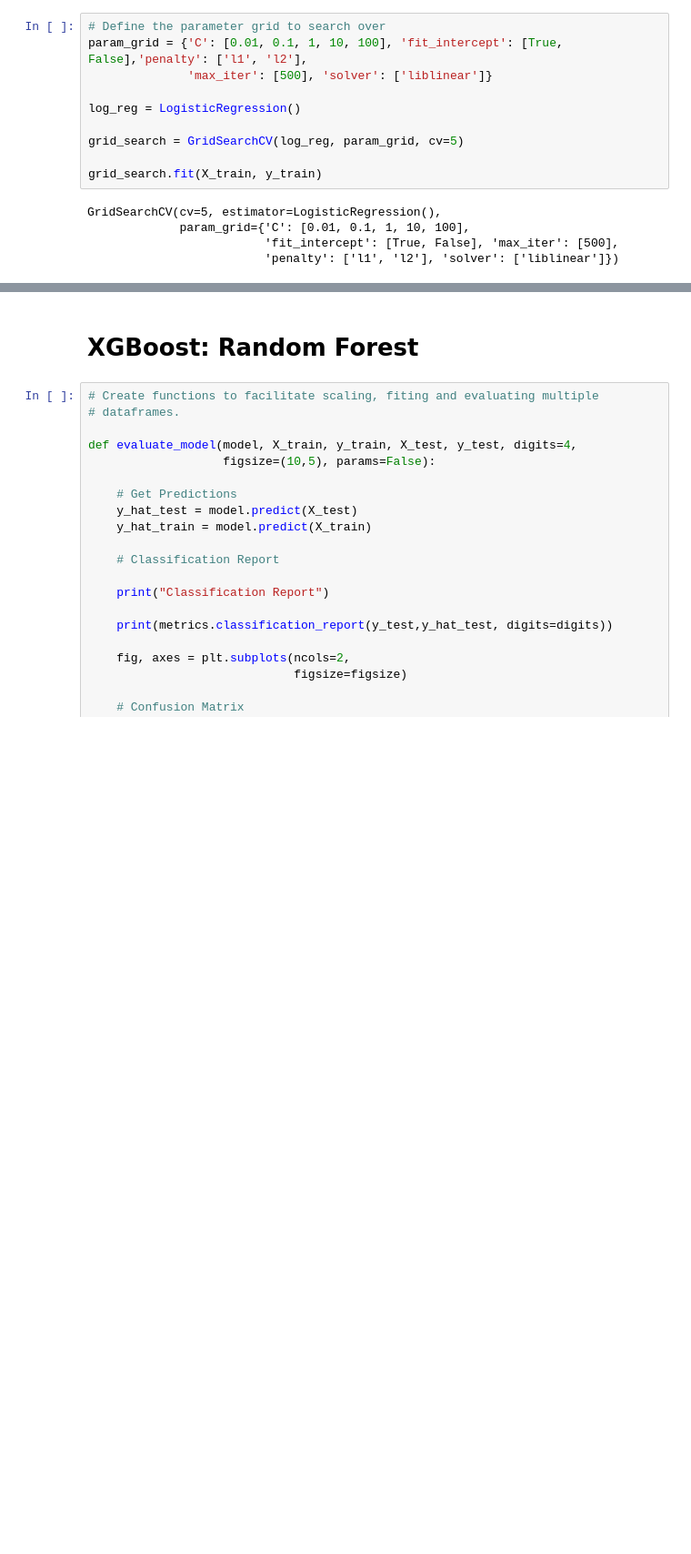
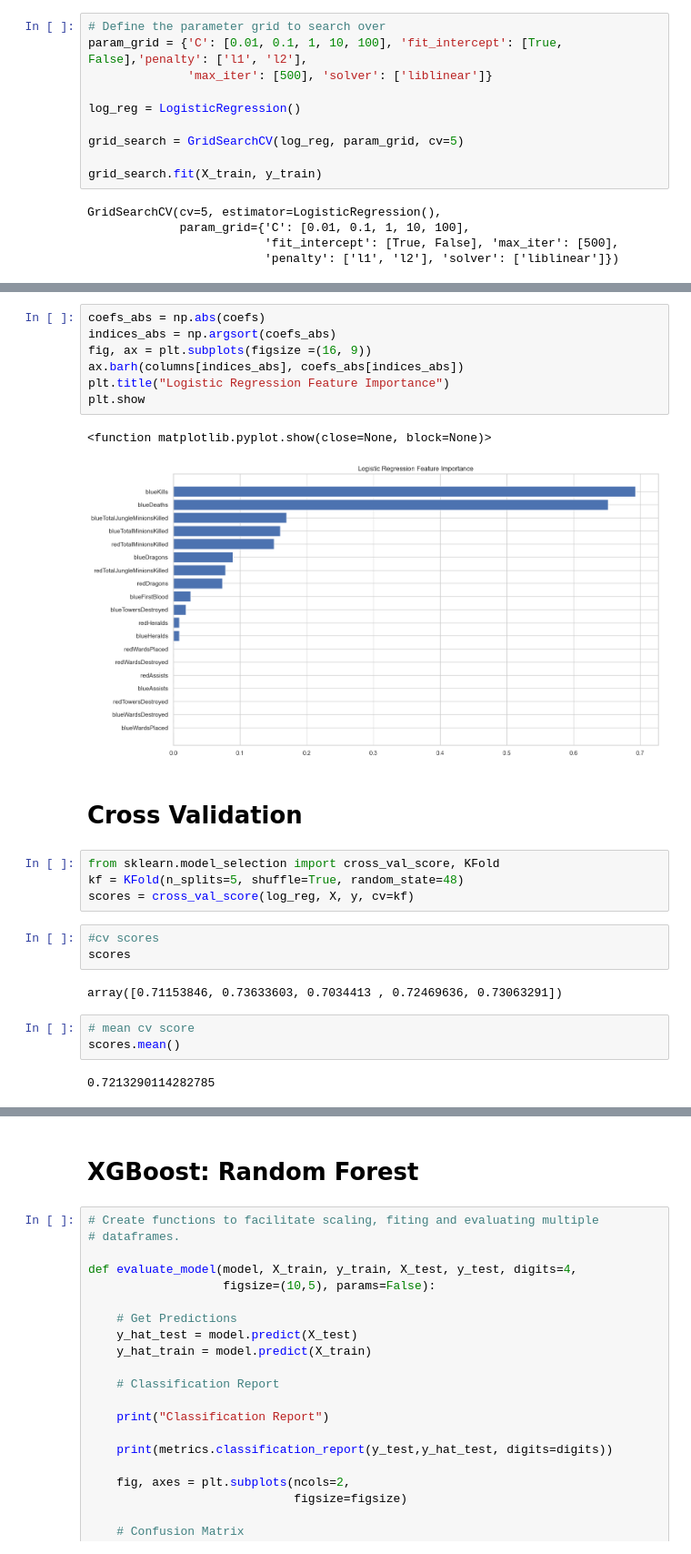
Before and after one commit to liangyitt/ds4400, a Jupyter notebook: DS4400 Final Project (1).ipynb, the cells around one changed output, grey strips where cells are left out. Shown at 91% size. Drawn from its saved outputs; the diff is of its cells as text; blank space fills up the shorter version.

```diff
--- a/DS4400 Final Project (1).ipynb
+++ b/DS4400 Final Project (1).ipynb
@@ -396,0 +416,26 @@ weighted avg       0.72      0.72      0.72      3261
+# %%
+coefs_abs = np.abs(coefs)
+indices_abs = np.argsort(coefs_abs)
+fig, ax = plt.subplots(figsize =(16, 9))
+ax.barh(columns[indices_abs], coefs_abs[indices_abs])
+plt.title("Logistic Regression Feature Importance")
+plt.show
+# %% [output]
+<function matplotlib.pyplot.show(close=None, block=None)>
+[figure, added]
+# %% [markdown]
+# Cross Validation
+# %%
+from sklearn.model_selection import cross_val_score, KFold
+kf = KFold(n_splits=5, shuffle=True, random_state=48)
+scores = cross_val_score(log_reg, X, y, cv=kf)
+# %%
+#cv scores
+scores
+# %% [output]
+array([0.71153846, 0.73633603, 0.7034413 , 0.72469636, 0.73063291])
+# %%
+# mean cv score
+scores.mean()
+# %% [output]
+0.7213290114282785
```
Also changed, not shown: parts of 23 cells of this notebook.
